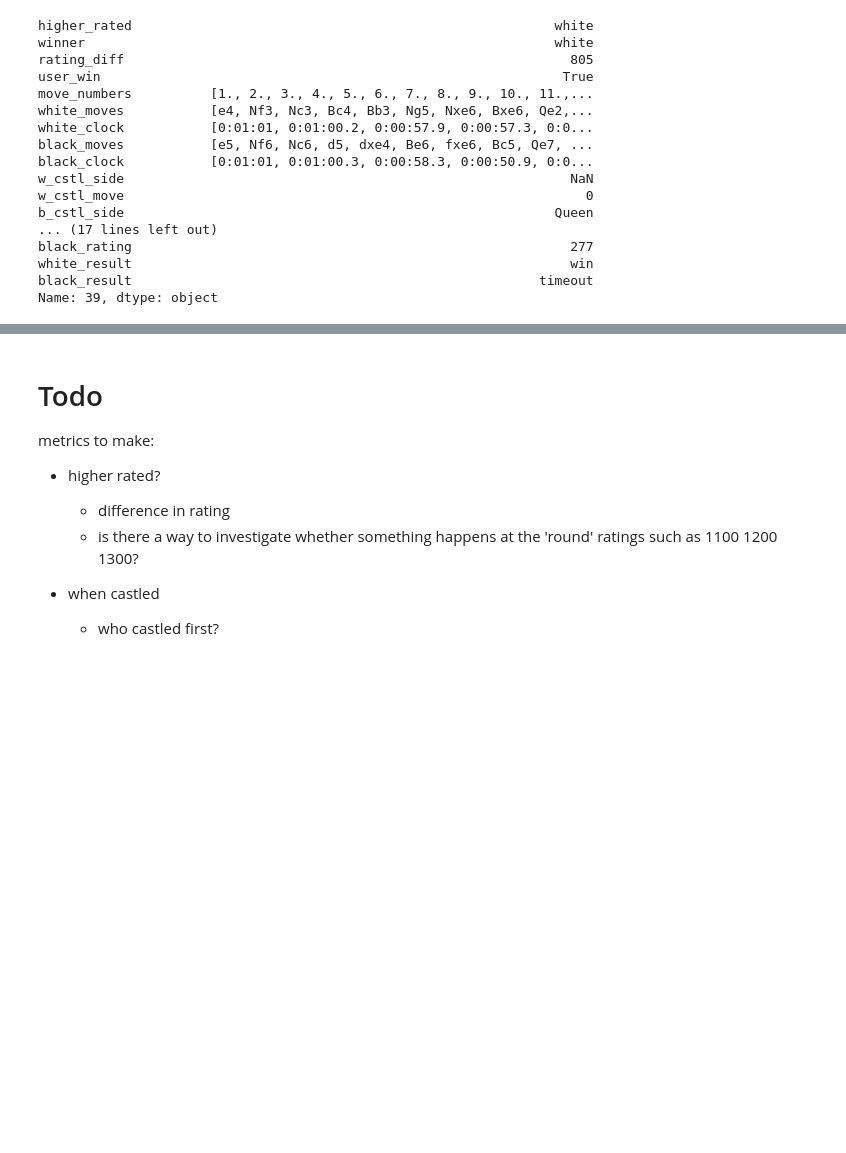
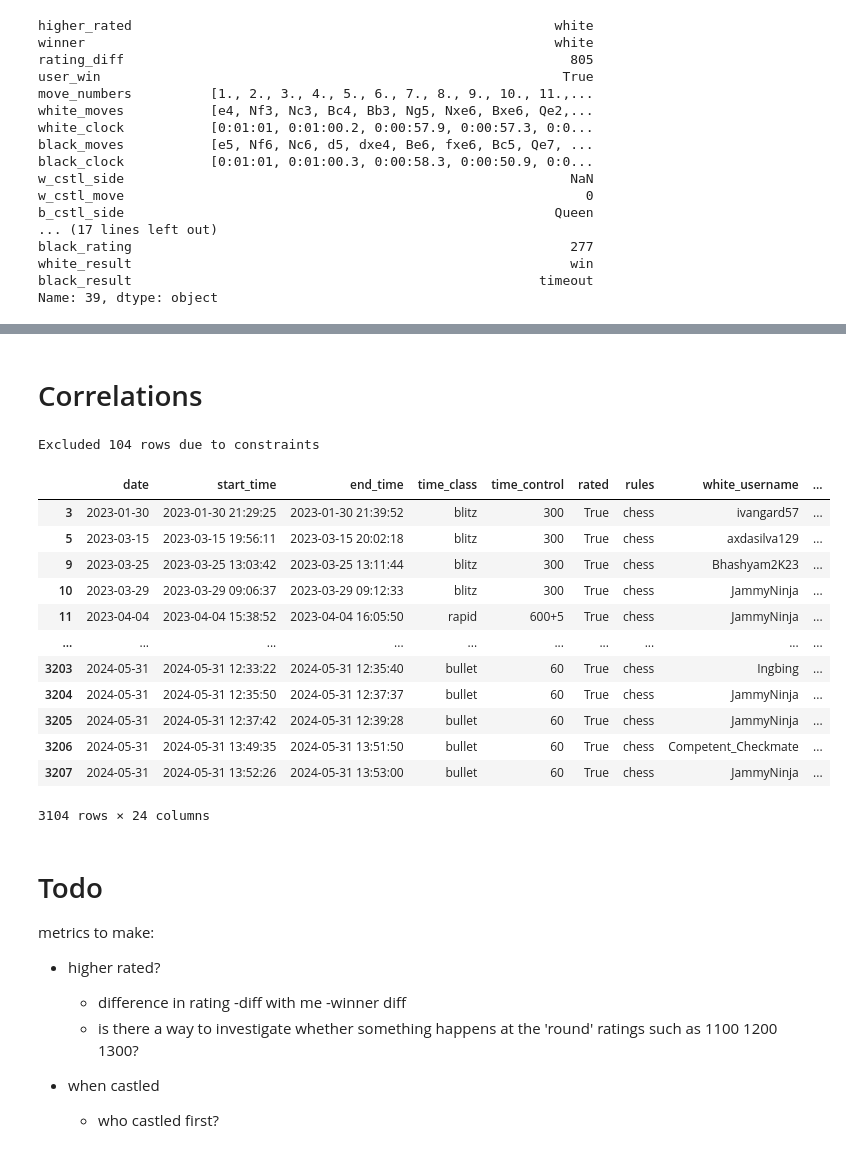
Before and after one commit to JammyNinja/Chess_analysis, a Jupyter notebook: EDA2_explore.ipynb, the cells around one changed output, grey strips where cells are left out. Saved outputs shown, nothing was run; the diff lists cells and outputs as text; code cells hidden in the pictures; blank space fills up the shorter version.

Commit message:
selected relevant rows/cols

```diff
--- a/EDA2_explore.ipynb
+++ b/EDA2_explore.ipynb
@@ -219,9 +232,65 @@ Name: 39, dtype: object
+# %% [markdown]
+# Correlations
+# %%
+select_cols = [
+        #metadata
+        'date', 'start_time', 'end_time',
+        'time_class', 'time_control', 'rated', 'rules', #used to filter out unwanted games
+        'white_username', 'black_username',
+        #ratings/result
+        'result', 'winner',
+        'white_rating', 'black_rating',
+        'white_result', 'black_result',
+        'rating_diff', 'higher_rated',
+        #specific moves of the game
+        'opening_name', 'opening_code',
+        'w_cstl_side', 'w_cstl_move',
+        'b_cstl_side', 'b_cstl_move',
+        #target
+        'user_win'
+]
+
+selected_games_df = all_games_df.copy()
+
+#exclude any chess960 games
+selected_games_df = all_games_df.query("rules == 'chess'")
+
+#exclude daily games
+selected_games_df = selected_games_df.query("time_class != 'daily'")
+
+#exclude unrated games
+selected_games_df = selected_games_df.query("rated == True")
+
+#exclude excess rating diff
+diff_max = 400
+selected_games_df = selected_games_df.query(f"abs(rating_diff) <= {diff_max}")
+
+print(f"Excluded {len(all_games_df) - len(selected_games_df)} rows due to constraints")
+
+selected_games_dfselected_games_df[select_cols]
+# %% [output]
+Excluded 104 rows due to constraints
+|  | date | start_time | end_time | time_class | time_control | rated | rules | white_username | ... |
+| 3 | 2023-01-30 | 2023-01-30 21:29:25 | 2023-01-30 21:39:52 | blitz | 300 | True | chess | ivangard57 | ... |
+| 5 | 2023-03-15 | 2023-03-15 19:56:11 | 2023-03-15 20:02:18 | blitz | 300 | True | chess | axdasilva129 | ... |
+| 9 | 2023-03-25 | 2023-03-25 13:03:42 | 2023-03-25 13:11:44 | blitz | 300 | True | chess | Bhashyam2K23 | ... |
+| 10 | 2023-03-29 | 2023-03-29 09:06:37 | 2023-03-29 09:12:33 | blitz | 300 | True | chess | JammyNinja | ... |
+| 11 | 2023-04-04 | 2023-04-04 15:38:52 | 2023-04-04 16:05:50 | rapid | 600+5 | True | chess | JammyNinja | ... |
+| ... | ... | ... | ... | ... | ... | ... | ... | ... | ... |
+| 3203 | 2024-05-31 | 2024-05-31 12:33:22 | 2024-05-31 12:35:40 | bullet | 60 | True | chess | Ingbing | ... |
+| 3204 | 2024-05-31 | 2024-05-31 12:35:50 | 2024-05-31 12:37:37 | bullet | 60 | True | chess | JammyNinja | ... |
+| 3205 | 2024-05-31 | 2024-05-31 12:37:42 | 2024-05-31 12:39:28 | bullet | 60 | True | chess | JammyNinja | ... |
+| 3206 | 2024-05-31 | 2024-05-31 13:49:35 | 2024-05-31 13:51:50 | bullet | 60 | True | chess | Competent_Checkmate | ... |
+| 3207 | 2024-05-31 | 2024-05-31 13:52:26 | 2024-05-31 13:53:00 | bullet | 60 | True | chess | JammyNinja | ... |
+3104 rows × 24 columns
 # %% [markdown]
 # Todo
 
 metrics to make:
 - higher rated?
     - difference in rating
+        -diff with me
+        -winner diff
     - is there a way to investigate whether something happens at the 'round' ratings such as 1100 1200 1300?
 
 - when castled
```
Also changed, not shown: parts of 2 cells of this notebook.
